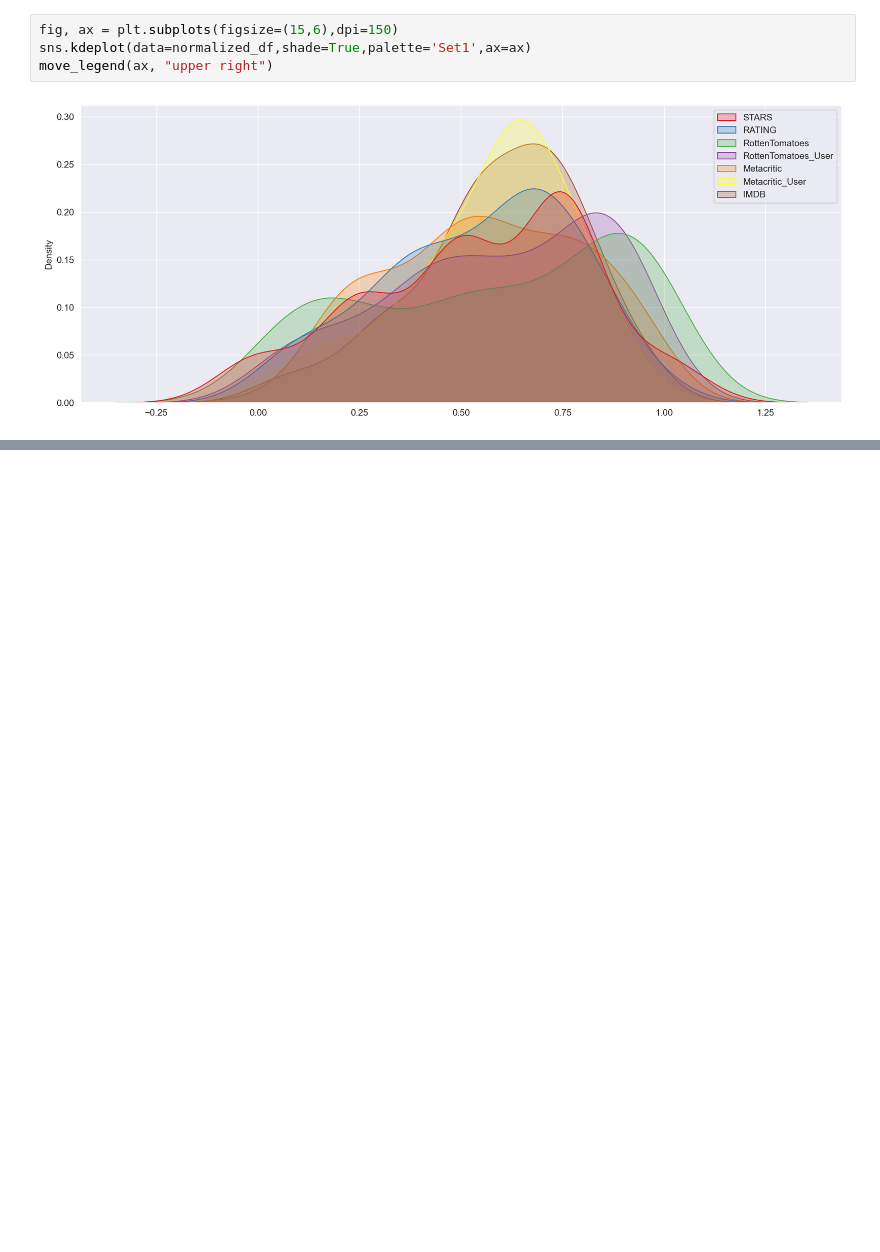
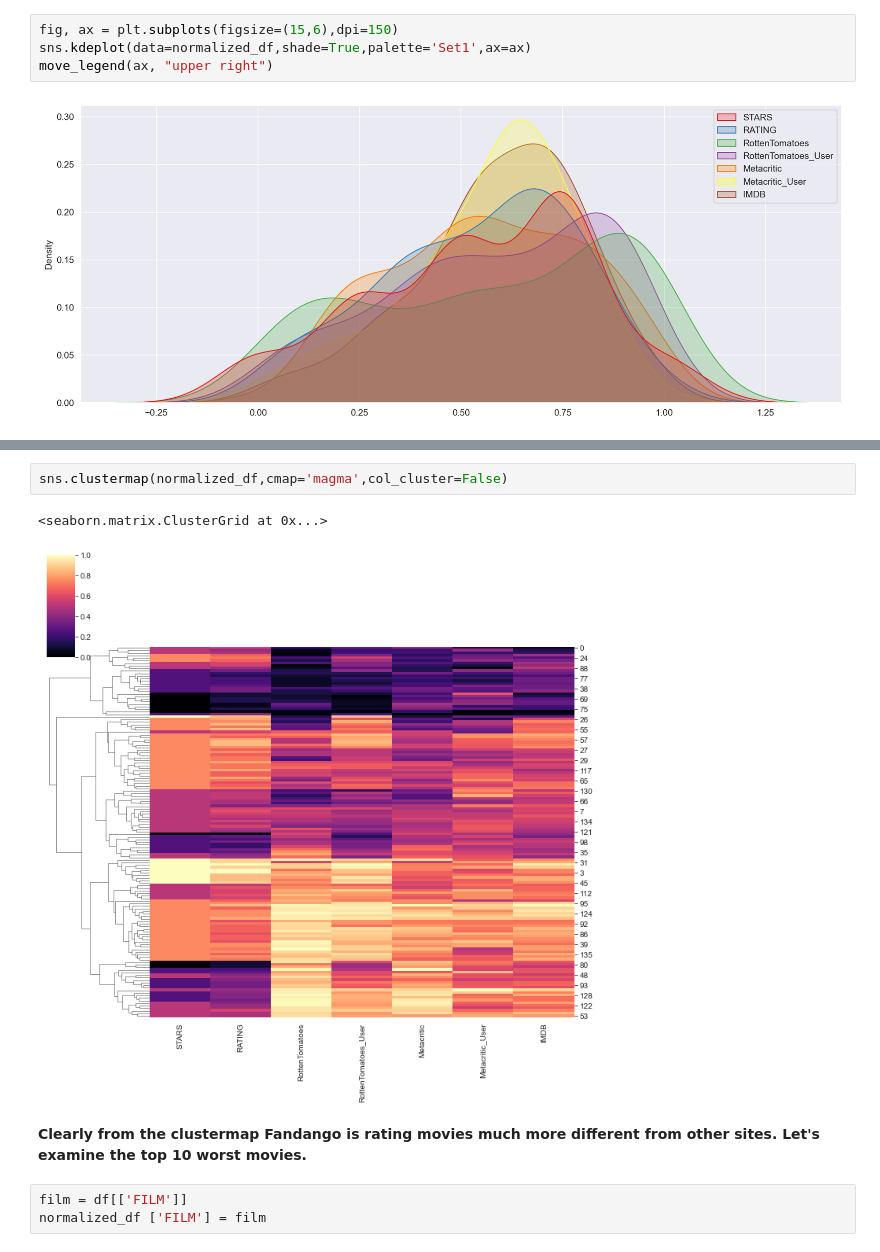
Before and after one commit to DOMINION-JOHN1/data-analysis-of-movie-ratings-bias, a Jupyter notebook: Data Visualization of movie rating.ipynb, the cells around one changed output, grey strips where cells are left out. Saved outputs shown, nothing was run; the diff lists cells and outputs as text; blank space fills up the shorter version.

```diff
--- a/Data Visualization of movie rating.ipynb
+++ b/Data Visualization of movie rating.ipynb
@@ -369,0 +386,10 @@ move_legend(ax, "upper right")
+# %%
+sns.clustermap(normalized_df,cmap='magma',col_cluster=False)
+# %% [output]
+<seaborn.matrix.ClusterGrid at 0x...>
+[figure, added]
+# %% [markdown]
+**Clearly  from the clustermap Fandango is rating movies much more different from other sites. Let's examine the top 10 worst movies.**
+# %%
+film = df[['FILM']]
+normalized_df ['FILM'] = film
```
Also changed, not shown: parts of 18 cells of this notebook.
